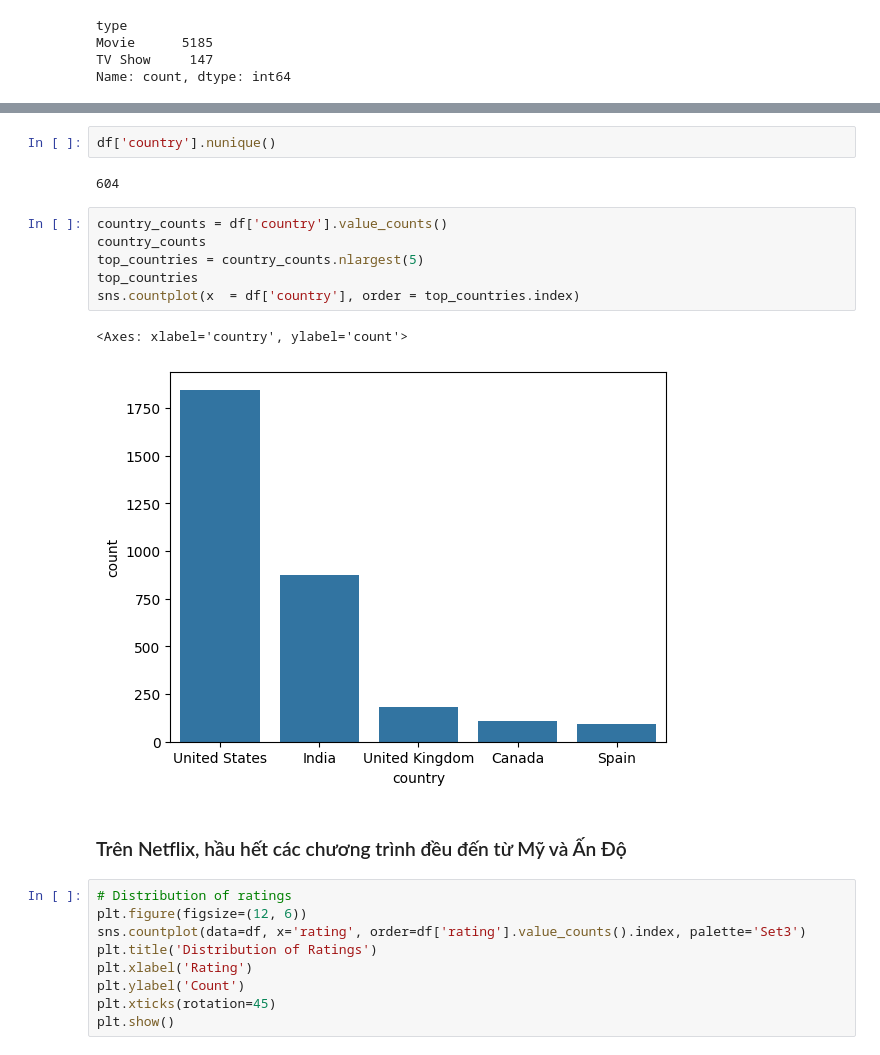
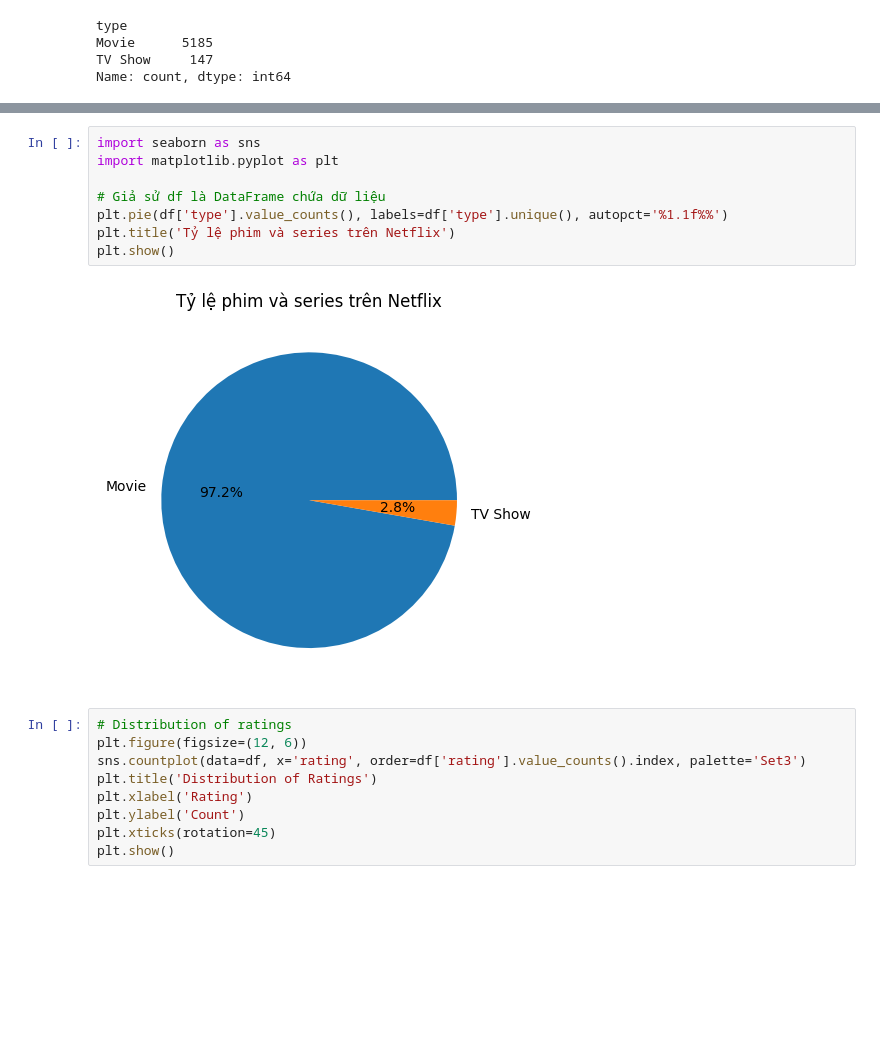
Before and after one commit to thanhthao2004/Tranning-Python-Lesson4, a Jupyter notebook: Nextflix_DataAnalyst/DataAnalyst.ipynb, the cells around one changed output, grey strips where cells are left out. Saved outputs shown, nothing was run; the diff lists cells and outputs as text; blank space fills up the shorter version.

```diff
--- a/Nextflix_DataAnalyst/DataAnalyst.ipynb
+++ b/Nextflix_DataAnalyst/DataAnalyst.ipynb
@@ -112,18 +107,13 @@ sns.countplot(x = df['type'],width=0.5)
-# %%
-df['country'].nunique()
-# %% [output]
-604
-# %%
-country_counts = df['country'].value_counts()
-country_counts
-top_countries = country_counts.nlargest(5)
-top_countries
-sns.countplot(x  = df['country'], order = top_countries.index)
-# %% [output]
-<Axes: xlabel='country', ylabel='count'>
-[figure, removed]
-# %% [markdown]
-### Trên Netflix, hầu hết các chương trình đều đến từ Mỹ và Ấn Độ
+# %%
+import seaborn as sns
+import matplotlib.pyplot as plt
+
+# Giả sử df là DataFrame chứa dữ liệu
+plt.pie(df['type'].value_counts(), labels=df['type'].unique(), autopct='%1.1f%%')
+plt.title('Tỷ lệ phim và series trên Netflix')
+plt.show()
+# %% [output]
+[figure, added]
 # %%
 # Distribution of ratings
 plt.figure(figsize=(12, 6))
```
Also changed, not shown: parts of 3 cells of this notebook.
